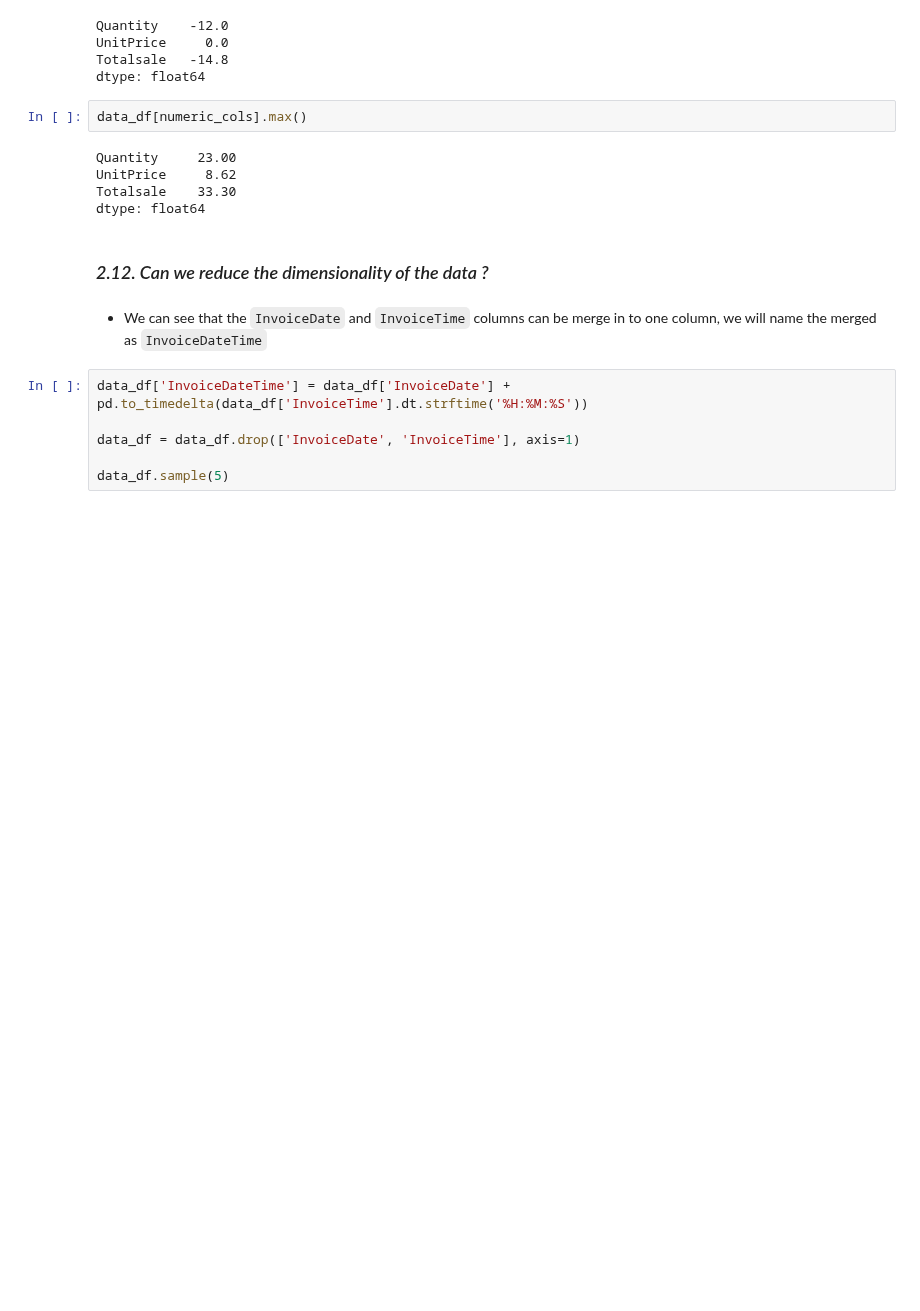
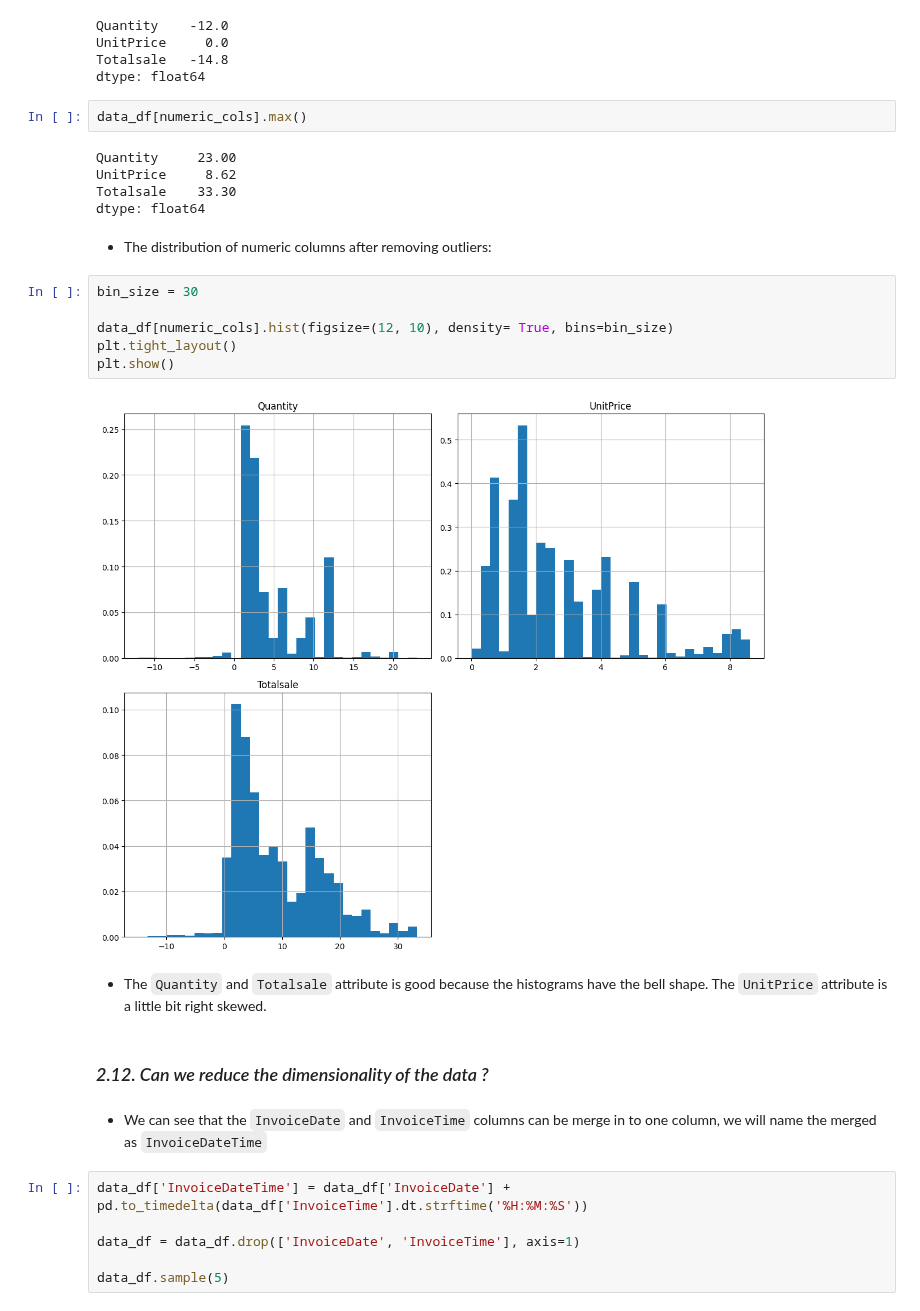
Before and after one commit to Ha0203/FinalProject_LTKHDL, a Jupyter notebook: main_branch.ipynb, the cells around one changed output. Drawn from its saved outputs; the diff is of its cells as text; blank space fills up the shorter version.

```diff
--- a/main_branch.ipynb
+++ b/main_branch.ipynb
@@ -452,6 +451,18 @@ Quantity     23.00
 UnitPrice     8.62
 Totalsale    33.30
 dtype: float64
+# %% [markdown]
+- The distribution of numeric columns after removing outliers:
+# %%
+bin_size = 30
+
+data_df[numeric_cols].hist(figsize=(12, 10), density= True, bins=bin_size)
+plt.tight_layout()
+plt.show()
+# %% [output]
+[figure, added]
+# %% [markdown]
+- The `Quantity` and `Totalsale` attribute is good because the histograms have the bell shape. The `UnitPrice` attribute is a little bit right skewed.
 # %% [markdown]
 ### _2.12. Can we reduce the dimensionality of the data ?_
 # %% [markdown]
```
Also changed, not shown: parts of 20 cells of this notebook.
